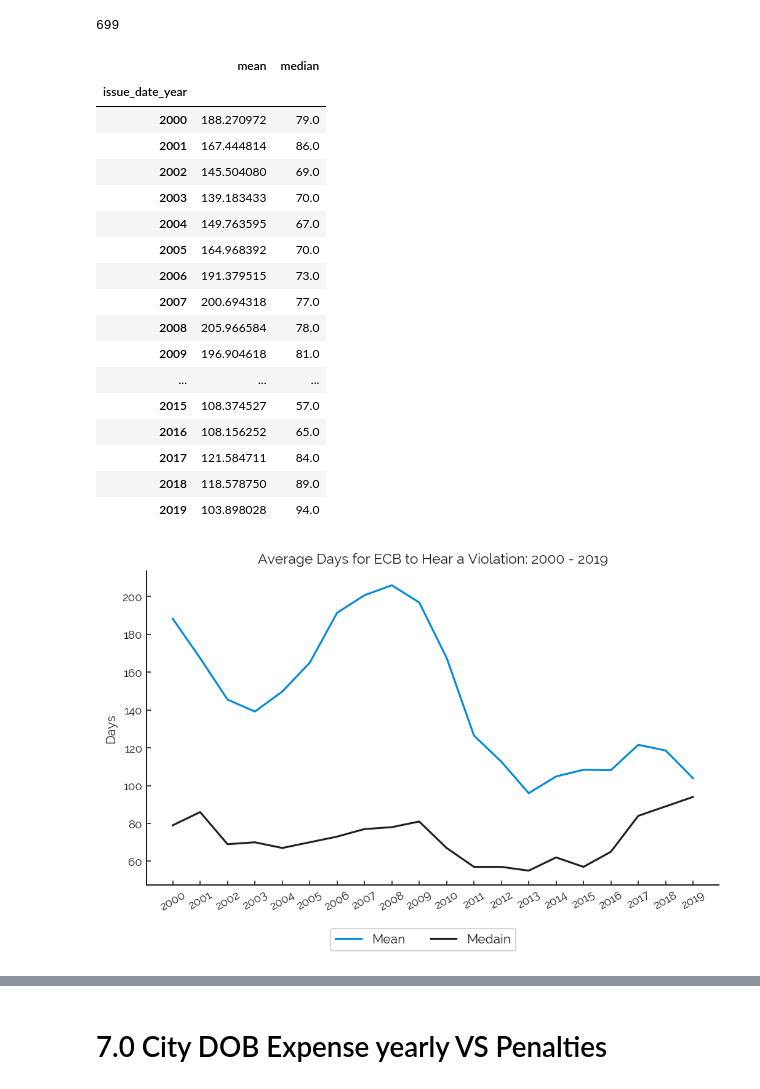
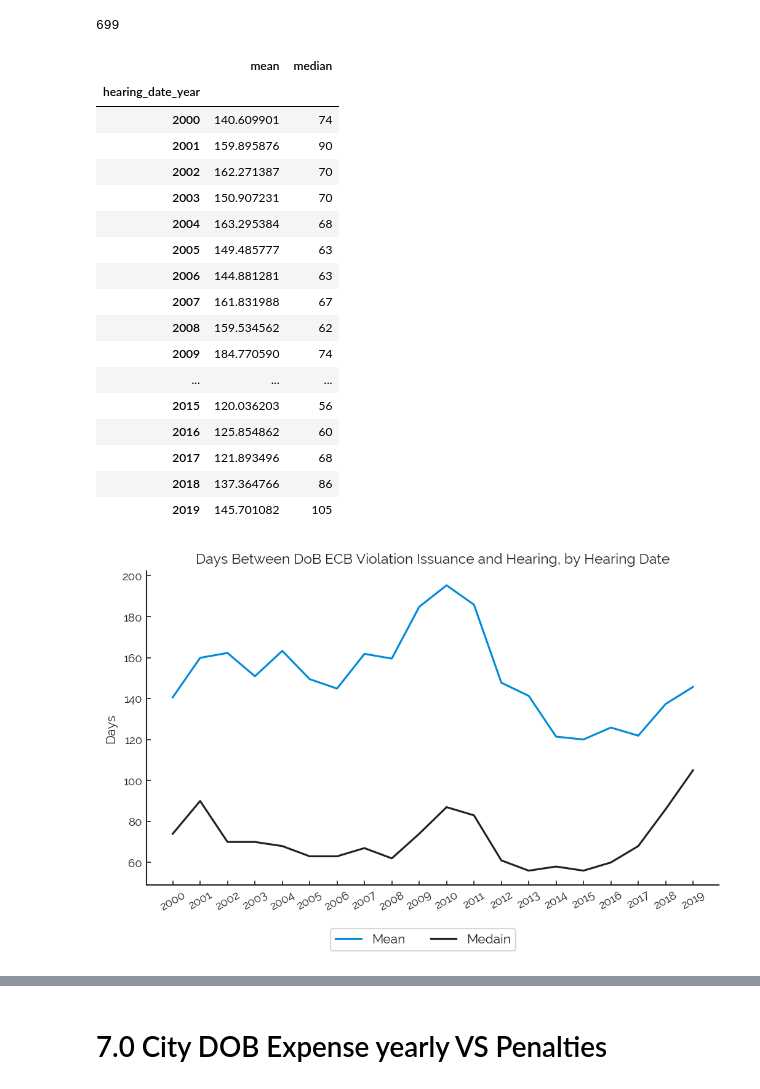
Before and after one commit to lermana/nyc_dob_analysis, a Jupyter notebook: notebooks/violations.ipynb, the cells around one changed output, grey strips where cells are left out. Cells and saved outputs as stored; diff of their text form; code cells hidden in the pictures.

Commit message:
changing data fig 18, changing to hearing date fig 12

```diff
--- a/notebooks/violations.ipynb
+++ b/notebooks/violations.ipynb
@@ -964,7 +964,7 @@ days_diff_2018_by_issue.max()
 # %% [output]
 699
 # %%
-to_plot = hearing_date_table[["diff_hear_issue","issue_date_year"]].groupby(['issue_date_year']).agg([np.mean,np.median])
+to_plot = hearing_date_table[["diff_hear_issue","hearing_date_year"]].groupby(['hearing_date_year']).agg([np.mean,np.median])
 to_plot.columns = to_plot.columns.droplevel()
 # %%
 # to_plot['to_plt_lower_band'] = to_plot[["mean","median"]].apply(lambda x: x["mean"] if x["mean"] < x["std"] else x["std"], axis=1)
@@ -980,42 +980,44 @@ to_plot = to_plot.loc[2000:2019]
 to_plot
 # %% [output]
 |  | mean | median |
-| issue_date_year |  |  |
-| 2000 | 188.270972 | 79.0 |
-| 2001 | 167.444814 | 86.0 |
-| 2002 | 145.504080 | 69.0 |
-| 2003 | 139.183433 | 70.0 |
-| 2004 | 149.763595 | 67.0 |
-| 2005 | 164.968392 | 70.0 |
-| 2006 | 191.379515 | 73.0 |
-| 2007 | 200.694318 | 77.0 |
-| 2008 | 205.966584 | 78.0 |
-| 2009 | 196.904618 | 81.0 |
+| hearing_date_year |  |  |
+| 2000 | 140.609901 | 74 |
+| 2001 | 159.895876 | 90 |
+| 2002 | 162.271387 | 70 |
+| 2003 | 150.907231 | 70 |
+| 2004 | 163.295384 | 68 |
+| 2005 | 149.485777 | 63 |
+| 2006 | 144.881281 | 63 |
+| 2007 | 161.831988 | 67 |
+| 2008 | 159.534562 | 62 |
+| 2009 | 184.770590 | 74 |
 | ... | ... | ... |
-| 2015 | 108.374527 | 57.0 |
-| 2016 | 108.156252 | 65.0 |
-| 2017 | 121.584711 | 84.0 |
-| 2018 | 118.578750 | 89.0 |
-| 2019 | 103.898028 | 94.0 |
+| 2015 | 120.036203 | 56 |
+| 2016 | 125.854862 | 60 |
+| 2017 | 121.893496 | 68 |
+| 2018 | 137.364766 | 86 |
+| 2019 | 145.701082 | 105 |
 # %%
 fig, ax = plt.subplots()
+
+# by hearing date
 
 plt.plot(to_plot.index, to_plot['mean'],color = nt_blue, label = 'Mean')
 plt.plot(to_plot.index, to_plot['median'],color = nt_black, label = 'Medain')
 tl = ax.set_xticklabels(to_plot.index,rotation=30)
 t = ax.set_xticks(to_plot.index )
 y_l = ax.set_ylabel("Days")
-title = ax.set_title('Average Days for ECB to Hear a Violation: 2000 - 2019')
+title = ax.set_title('Days Between DoB ECB Violation Issuance and Hearing, by Hearing Date')
 ax.legend(
           loc='center left',
           bbox_to_anchor=(0.31, -0.175),
           fancybox=True,
           shadow=False,
           ncol=2)
 
 savefig("ecb_hearing_imposed_daysdelta.png", fig, bottom=.2)
 # %% [output]
-[figure, old version]
+[figure, new version]
 # %%
 to_plot
 # %% [output]
```
Also changed, not shown: parts of 3 cells of this notebook, 2 other files.
